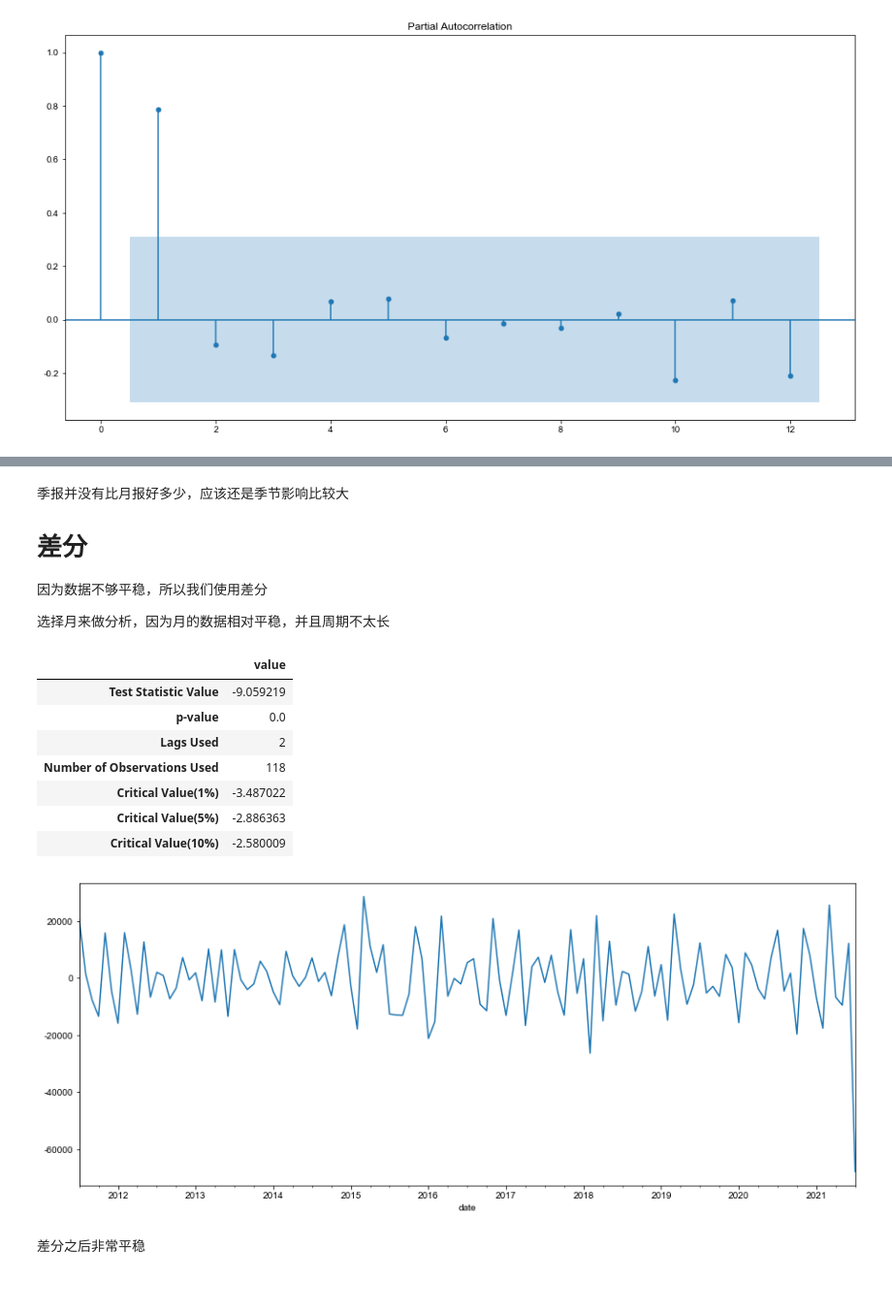
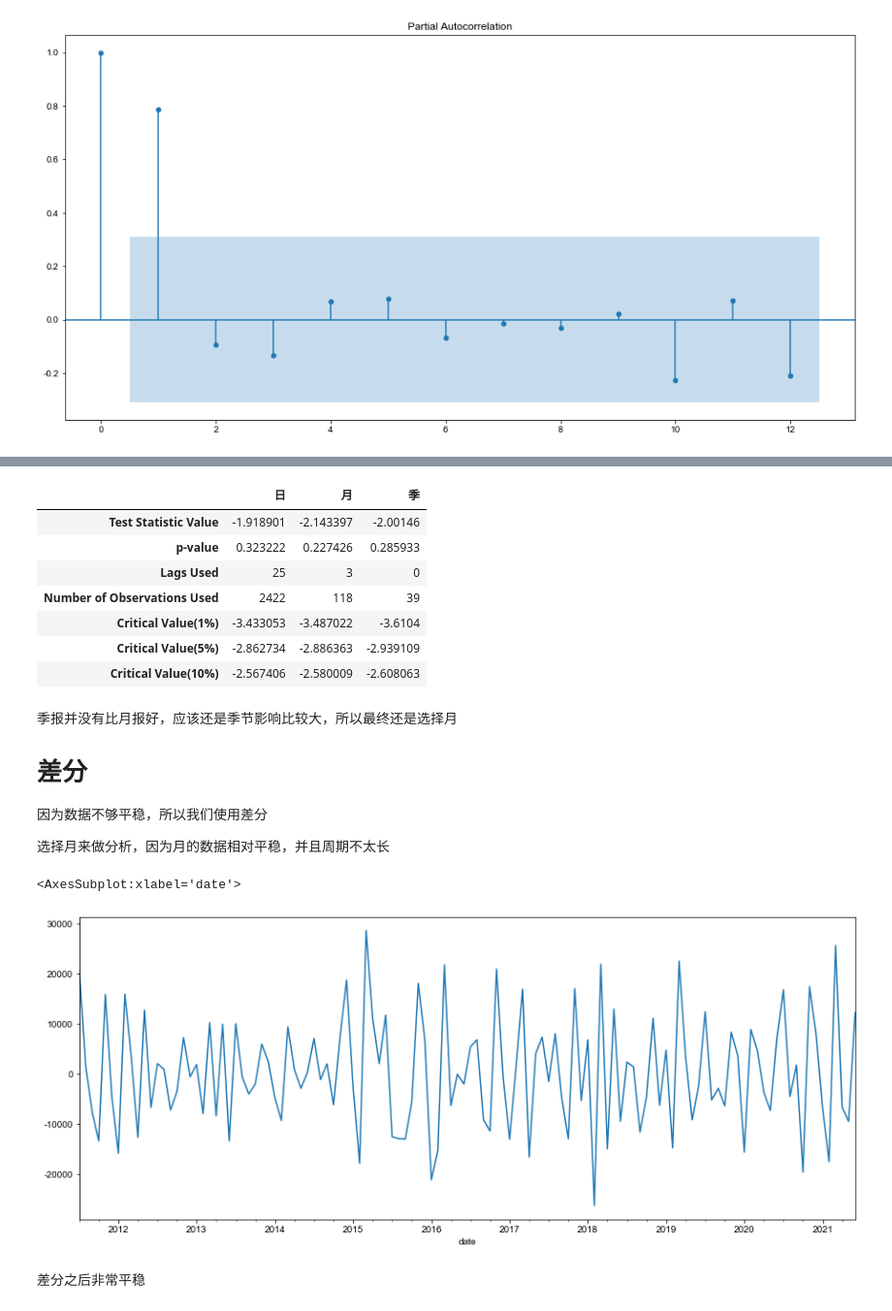
Before and after one commit to thales-ucas/zeal, a Jupyter notebook: ts.ipynb, the cells around one changed output, grey strips where cells are left out. Shown at 97% size. Drawn from its saved outputs; the diff is of its cells as text; code cells hidden in the pictures.

```diff
--- a/ts.ipynb
+++ b/ts.ipynb
@@ -359,5 +350,17 @@ dickey(season)
+# %%
+adfuller['季'] = dickey(season)
+adfuller
+# %% [output]
+|  | 日 | 月 | 季 |
+| Test Statistic Value | -1.918901 | -2.143397 | -2.00146 |
+| p-value | 0.323222 | 0.227426 | 0.285933 |
+| Lags Used | 25 | 3 | 0 |
+| Number of Observations Used | 2422 | 118 | 39 |
+| Critical Value(1%) | -3.433053 | -3.487022 | -3.6104 |
+| Critical Value(5%) | -2.862734 | -2.886363 | -2.939109 |
+| Critical Value(10%) | -2.567406 | -2.580009 | -2.608063 |
 # %% [markdown]
-季报并没有比月报好多少，应该还是季节影响比较大
+季报并没有比月报好，应该还是季节影响比较大，所以最终还是选择月
 
 
 # 差分
@@ -369,18 +372,11 @@ dickey(season)
 选择月来做分析，因为月的数据相对平稳，并且周期不太长
 # %%
 diff = month['share'].diff().dropna()
+diff = diff[0:-1]
 diff.plot(figsize=(15, 6))
-dickey(diff)
 # %% [output]
-|  | value |
-| Test Statistic Value | -9.059219 |
-| p-value | 0.0 |
-| Lags Used | 2 |
-| Number of Observations Used | 118 |
-| Critical Value(1%) | -3.487022 |
-| Critical Value(5%) | -2.886363 |
-| Critical Value(10%) | -2.580009 |
+<AxesSubplot:xlabel='date'>
-[figure, old version]
+[figure, new version]
 # %% [markdown]
 差分之后非常平稳
 # %%
```
Also changed, not shown: parts of 9 cells of this notebook.
